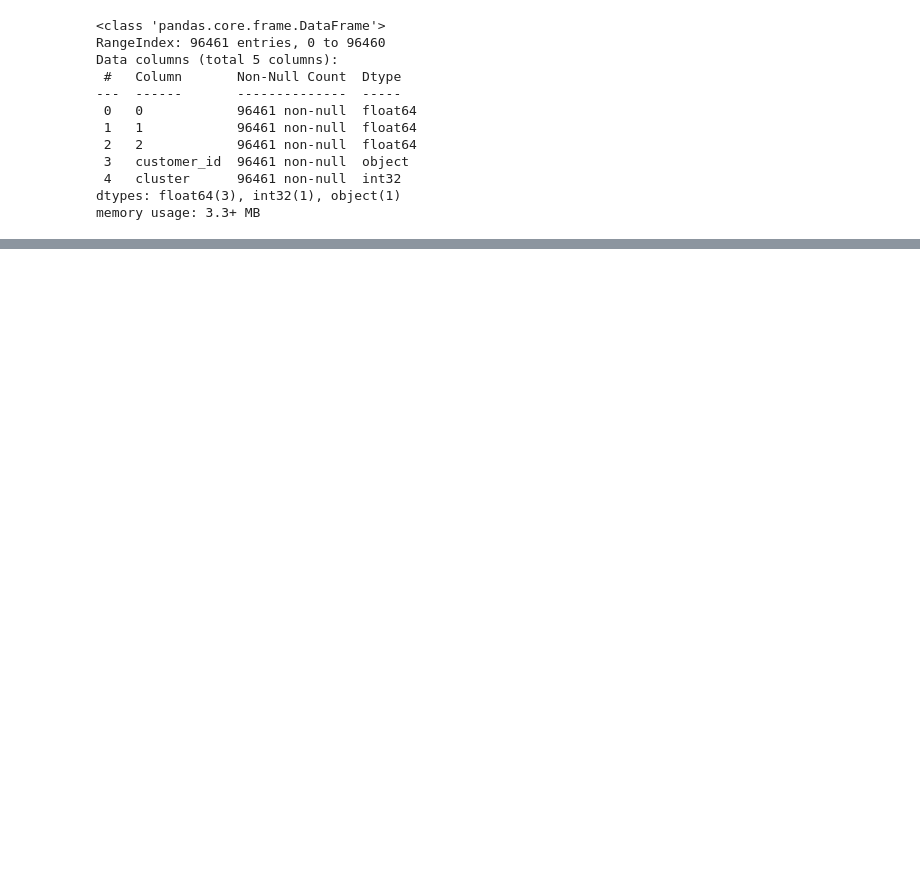
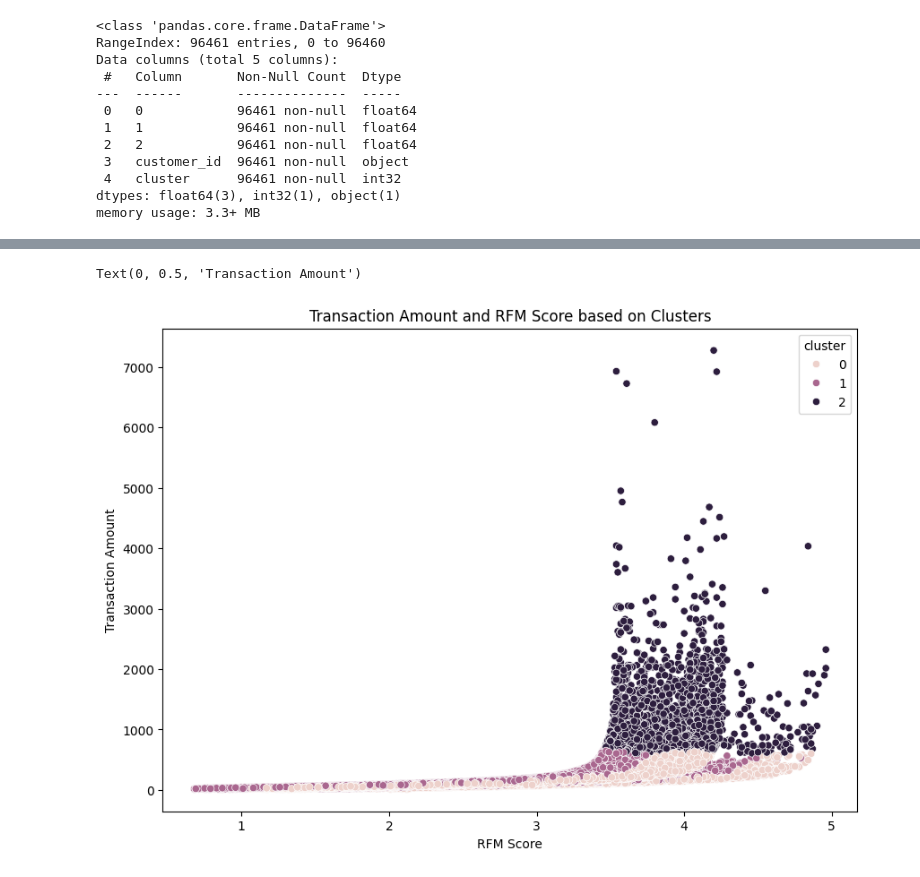
Before and after one commit to tony19415/Brazil-E-Commerce, a Jupyter notebook: 01_data_analysis.ipynb, the cells around one changed output, grey strips where cells are left out. Drawn from its saved outputs; the diff is of its cells as text; code cells hidden in the pictures; blank space fills up the shorter version.

```diff
--- a/01_data_analysis.ipynb
+++ b/01_data_analysis.ipynb
@@ -945,0 +972,4 @@ sns.boxplot(x='cluster', y='Recency', data=rfm_normalized)
+# %%
+trfm_df = rfm_normalized.merge(rfm_df, on='customer_id')
+#trfm_df[['Monetary', 'Frequency', 'Recency', 'RFM_Score', 'cluster']]
+trfm_df
@@ -945,0 +990,3 @@ sns.boxplot(x='cluster', y='Recency', data=rfm_normalized)
+# %%
+# Drop unnecessary columns
+trfm_df.drop(columns=['customer_id', 'Monetary_x', 'Frequency_x', 'Recency_x', 'R_rank_norm', 'F_rank_norm', 'M_rank_norm'], inplace=True)
@@ -945,0 +1009,13 @@ sns.boxplot(x='cluster', y='Recency', data=rfm_normalized)
+# %%
+# Filter out outliers
+clean_data = trfm_df[trfm_df['Monetary_y'] < 10000]
+# %%
+# Plot the clusters
+plt.figure(figsize=(10,7))
+sns.scatterplot(data=clean_data, y='Monetary_y', x='RFM_Score', hue='cluster')
+plt.title('Transaction Amount and RFM Score based on Clusters')
+plt.xlabel('RFM Score')
+plt.ylabel('Transaction Amount')
+# %% [output]
+Text(0, 0.5, 'Transaction Amount')
+[figure, added]
```
Also changed, not shown: parts of 10 cells of this notebook, 4 other files.
